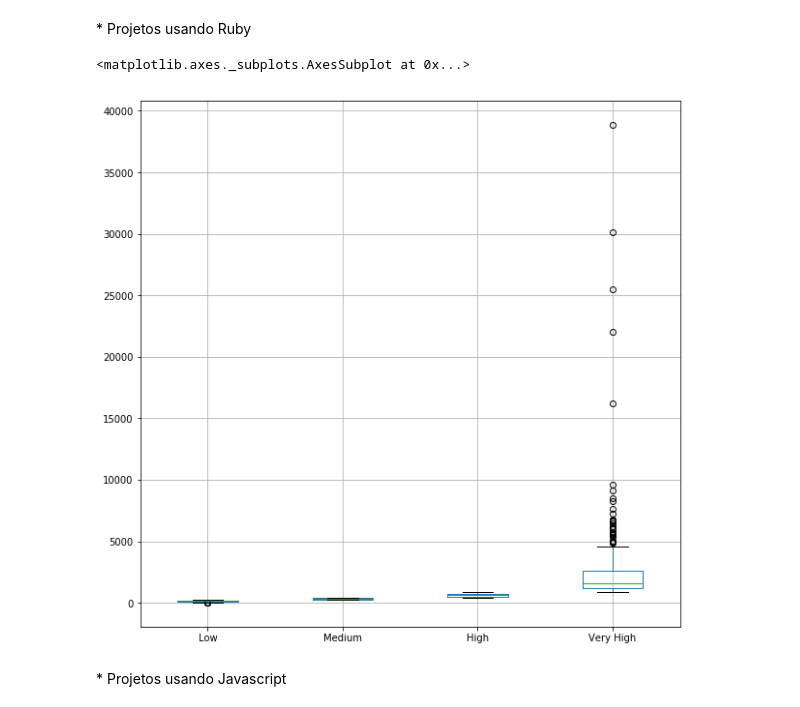
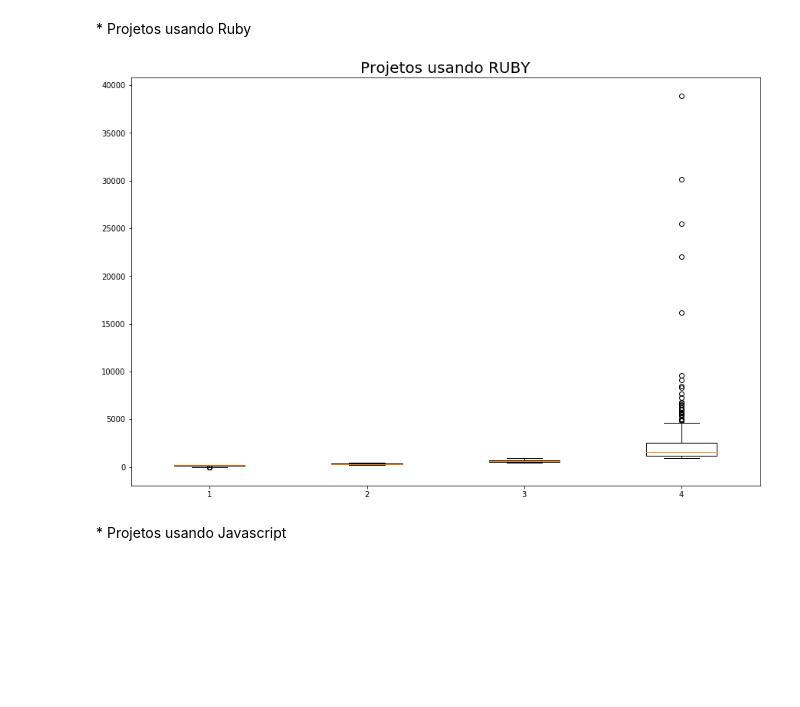
Before and after one commit to wagnernegrao/ci-analysis, a Jupyter notebook: ci_analysis.ipynb, the cells around one changed output. Saved outputs shown, nothing was run; the diff lists cells and outputs as text; code cells hidden in the pictures; blank space fills up the shorter version.

Commit message:
Plot de linguagens modificados

```diff
--- a/ci_analysis.ipynb
+++ b/ci_analysis.ipynb
@@ -190,18 +187,12 @@ plot('Projetos usando JAVA', low, medium, high, veryHigh)
 # %% [markdown]
 <font size = 4/>
 * Projetos usando Ruby
-# %%
-low, medium, high, veryHigh = all_frequency(commit_project[1], project_name[1])
-
-df = pd.DataFrame([('Low', low),
-                   ('Medium', medium),
-                   ('High', high),
-                   ('Very High', veryHigh)], columns=['frequency', 'commit']).set_index('frequency')
-
-df['commit'].apply(lambda x: pd.Series(x)).T.boxplot(figsize=(10,10),rot=0)
-# %% [output]
-<matplotlib.axes._subplots.AxesSubplot at 0x...>
-[figure, removed]
+# %%
+low, medium, high, veryHigh = all_frequency(commit_project[1], project_name[1])
+
+plot('Projetos usando RUBY', low, medium, high, veryHigh)
+# %% [output]
+[figure, added]
 # %% [markdown]
 <font size = 4/>
 * Projetos usando Javascript
```
Also changed, not shown: parts of 3 cells of this notebook.
